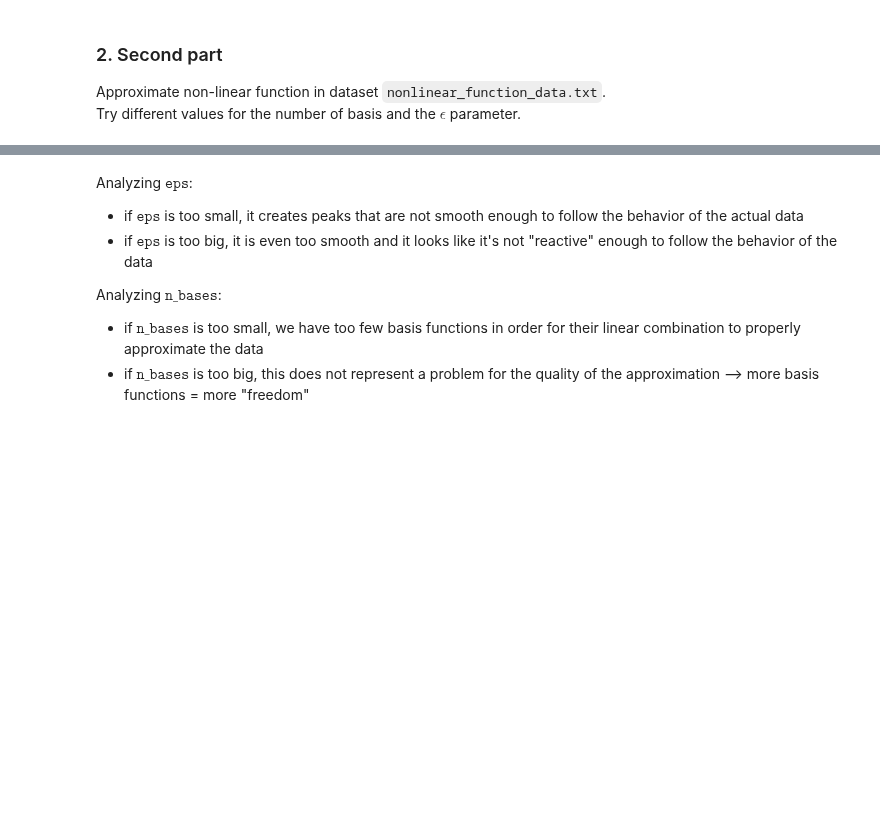
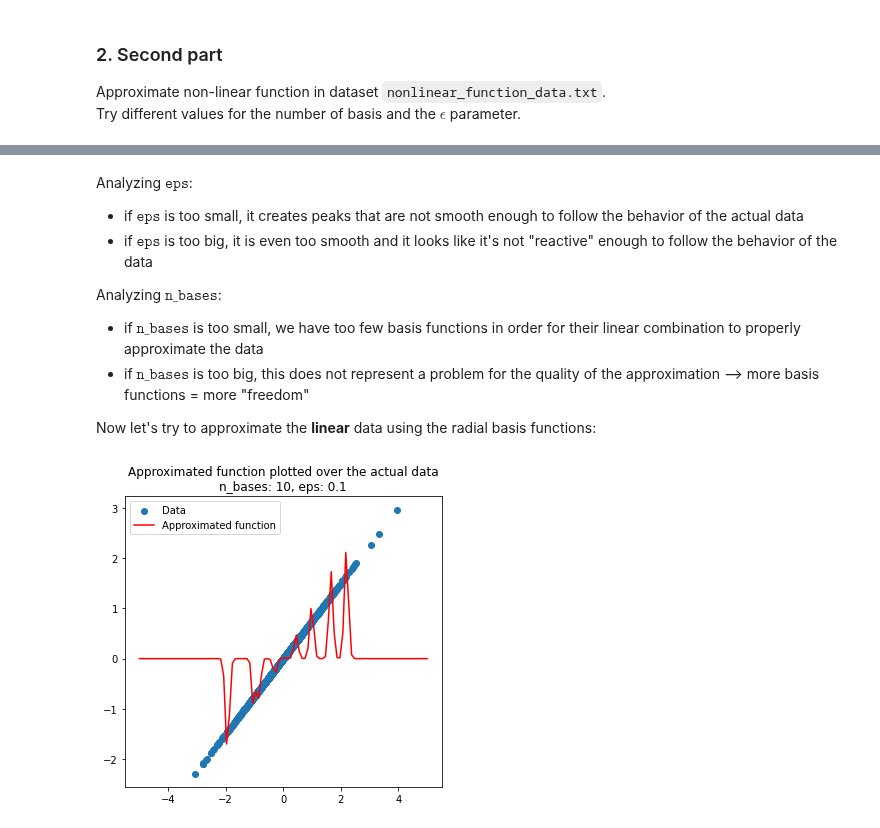
Before and after one commit to AlexPasqua/MLCMS-exercises, a Jupyter notebook: EX5/src/task1.ipynb, the cells around one changed output, grey strips where cells are left out. Cells and saved outputs as stored; diff of their text form; code cells hidden in the pictures; blank space fills up the shorter version.

Commit message:
Task1: added approx of linear data with radial basis funcs
Also set value for rcond param in np.linalg.lstqr

```diff
--- a/EX5/src/task1.ipynb
+++ b/EX5/src/task1.ipynb
@@ -55,3 +55,10 @@ Analyzing $\texttt{eps}$:
 Analyzing $\texttt{n_bases}$:
 - if $\texttt{n_bases}$ is too small, we have too few basis functions in order for their linear combination to properly approximate the data
 - if $\texttt{n_bases}$ is too big, this does not represent a problem for the quality of the approximation --> more basis functions = more "freedom"
+
+Now let's try to approximate the **linear** data using the radial basis functions:
+# %%
+C, residuals, rank, singvals, centers, eps = approx_nonlin_func(linear_data_path, n_bases=10, eps=0.1)
+plot_func_over_data(lstsqr_sol=C, data=linear_data_path, linear=False, centers=centers, eps=eps)
+# %% [output]
+[figure, added]
```
Also changed, not shown: parts of 3 cells of this notebook, 1 other file.
